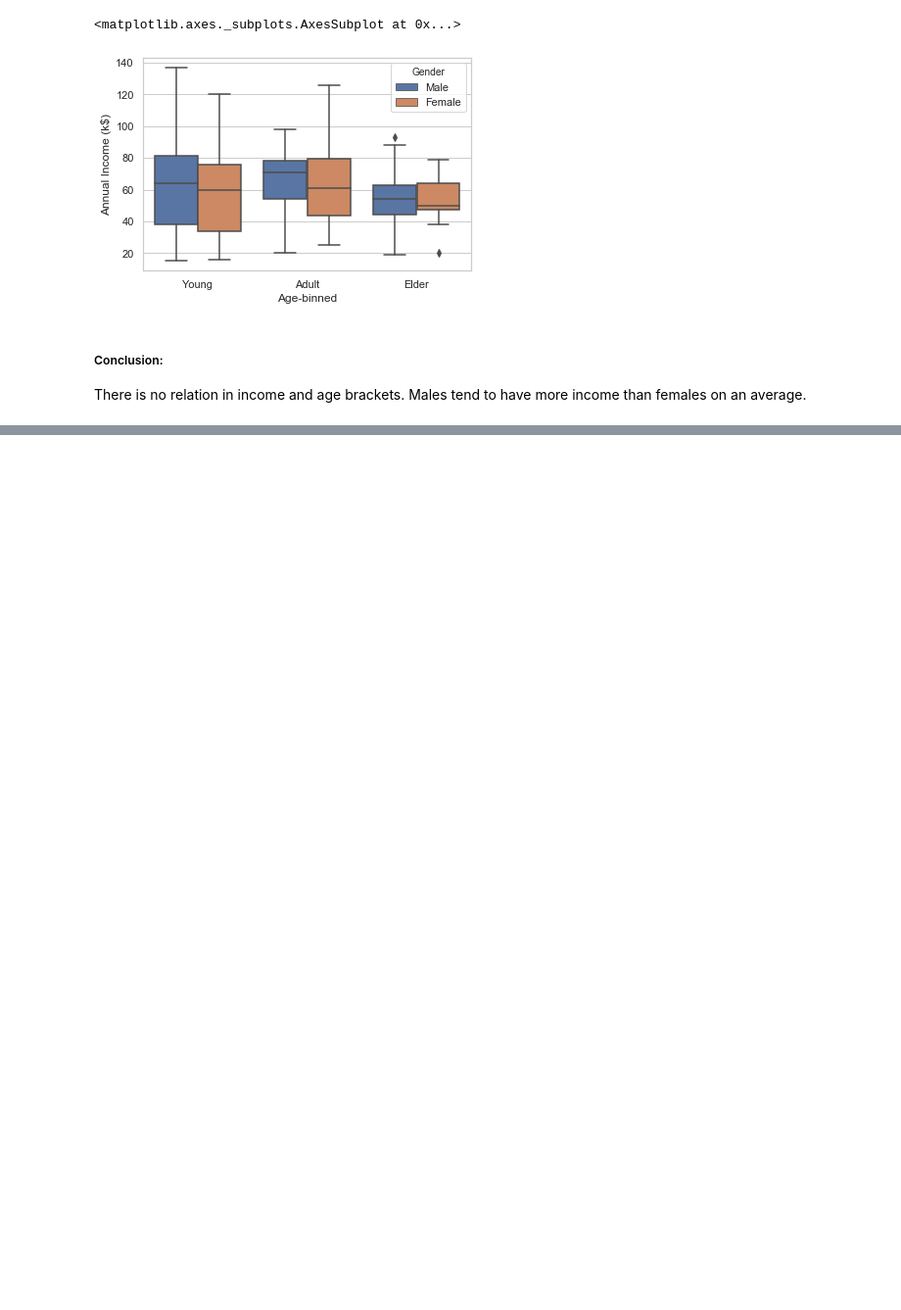
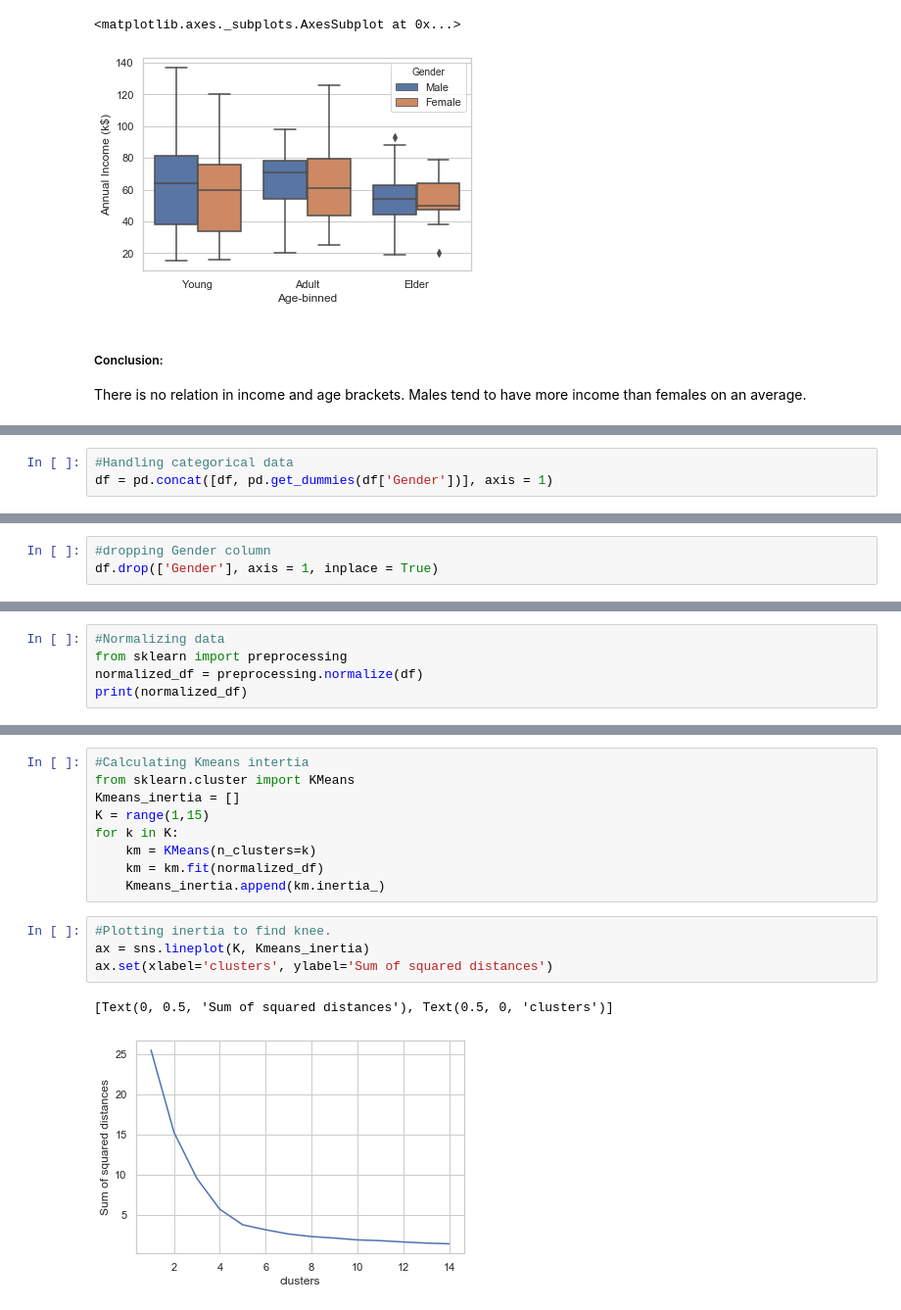
Before and after one commit to pranjallk1995/EXPOSYS-DATALABS, a Jupyter notebook: CUSTOMER_SEGMENTATION.ipynb, the cells around one changed output, grey strips where cells are left out. Shown: that part at 98% size. Saved outputs shown, nothing was run; the diff lists cells and outputs as text; blank space fills up the shorter version.

```diff
--- a/CUSTOMER_SEGMENTATION.ipynb
+++ b/CUSTOMER_SEGMENTATION.ipynb
@@ -252,0 +234,3 @@ There is no relation in income and age brackets. Males tend to have more income
+# %%
+#Handling categorical data
+df = pd.concat([df, pd.get_dummies(df['Gender'])], axis = 1)
@@ -252,0 +247,3 @@ There is no relation in income and age brackets. Males tend to have more income
+# %%
+#dropping Gender column
+df.drop(['Gender'], axis = 1, inplace = True)
@@ -252,0 +260,5 @@ There is no relation in income and age brackets. Males tend to have more income
+# %%
+#Normalizing data
+from sklearn import preprocessing
+normalized_df = preprocessing.normalize(df)
+print(normalized_df)
@@ -252,0 +283,16 @@ There is no relation in income and age brackets. Males tend to have more income
+# %%
+#Calculating Kmeans intertia
+from sklearn.cluster import KMeans
+Kmeans_inertia = []
+K = range(1,15)
+for k in K:
+    km = KMeans(n_clusters=k)
+    km = km.fit(normalized_df)
+    Kmeans_inertia.append(km.inertia_)
+# %%
+#Plotting inertia to find knee.
+ax = sns.lineplot(K, Kmeans_inertia)
+ax.set(xlabel='clusters', ylabel='Sum of squared distances')
+# %% [output]
+[Text(0, 0.5, 'Sum of squared distances'), Text(0.5, 0, 'clusters')]
+[figure, added]
```
Also changed, not shown: parts of 23 cells of this notebook.
